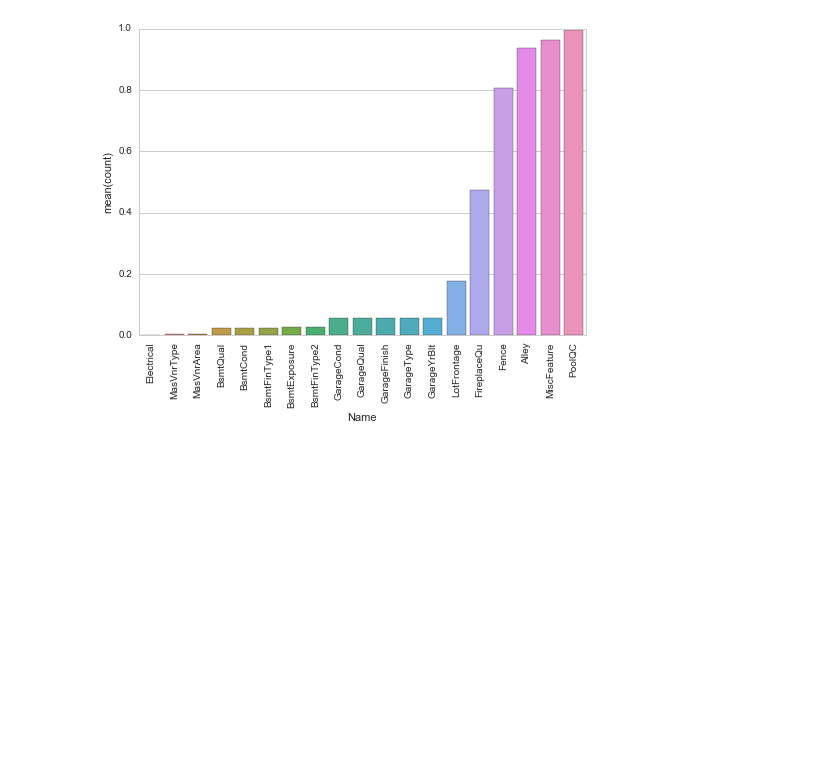
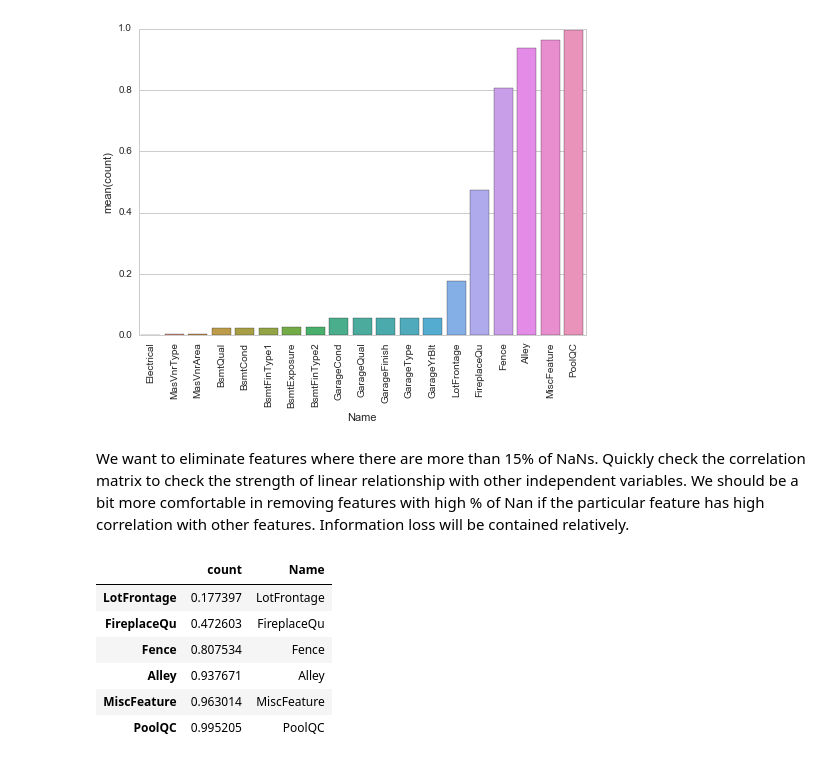
Before and after one commit to surfertas/machine_learning, a Jupyter notebook: kaggle/house_prices/2-0-house_price_data_exploration.ipynb, the cells around one changed output. Drawn from its saved outputs; the diff is of its cells as text; code cells hidden in the pictures; blank space fills up the shorter version.

```diff
--- a/kaggle/house_prices/2-0-house_price_data_exploration.ipynb
+++ b/kaggle/house_prices/2-0-house_price_data_exploration.ipynb
@@ -122,3 +127,17 @@ plt.xticks(rotation = 90)
 sns.plt.show()
 # %% [output]
 [figure]
+# %% [markdown]
+We want to eliminate features where there are more than 15% of NaNs. Quickly check the correlation matrix to check the strength of linear relationship with other independent variables. We should be a bit more comfortable in removing features with high % of Nan if the particular feature has high correlation with other features. Information loss will be contained relatively.
+# %%
+# Elimination candidates
+candidates = miss_df[miss_df["count"] > 0.15]
+candidates
+# %% [output]
+|  | count | Name |
+| LotFrontage | 0.177397 | LotFrontage |
+| FireplaceQu | 0.472603 | FireplaceQu |
+| Fence | 0.807534 | Fence |
+| Alley | 0.937671 | Alley |
+| MiscFeature | 0.963014 | MiscFeature |
+| PoolQC | 0.995205 | PoolQC |
```
Also changed, not shown: parts of 5 cells of this notebook.
